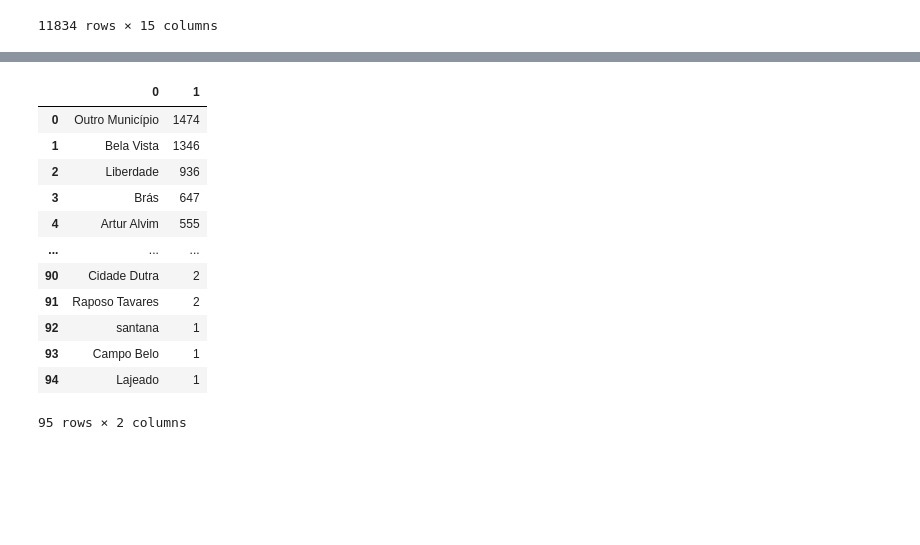
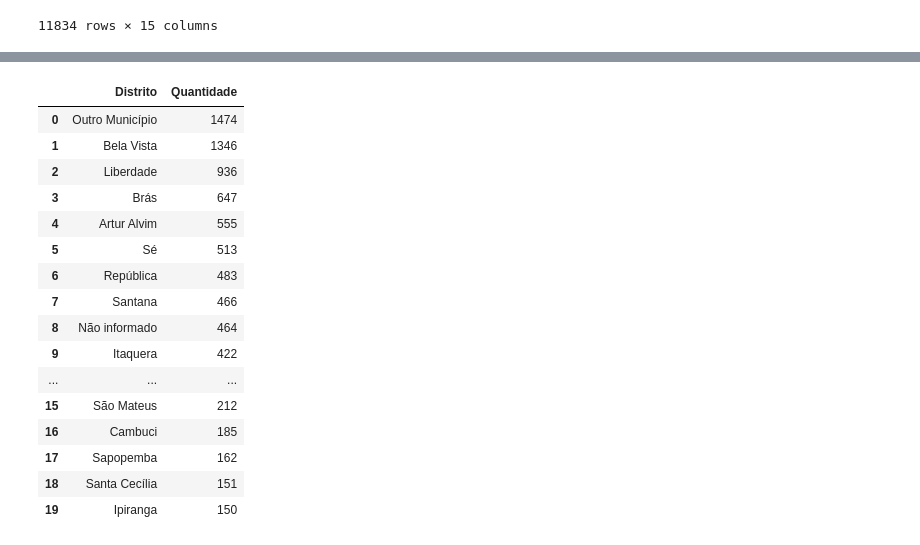
Before and after one commit to VictorHugo11/analise_imigrante, a Jupyter notebook: imigrantes.ipynb, the cells around one changed output, grey strips where cells are left out. Drawn from its saved outputs; the diff is of its cells as text; code cells hidden in the pictures; blank space fills up the shorter version.

```diff
--- a/imigrantes.ipynb
+++ b/imigrantes.ipynb
@@ -44,23 +46,27 @@ fx_etaria = []
 cor_raca = []
 distrito_moradia = []
 cidade_ingresso = []
+situacao_migratoria = []
 
-for elemento, contagem in tabela_original['pais_origem'].value_counts().items():
-    pais_origem.append((elemento, contagem))
+for elemento_pais_origem, contagem_pais_origem in tabela_original['pais_origem'].value_counts().items():
+    pais_origem.append((elemento_pais_origem, contagem_pais_origem))
 
-for elemento, contagem in tabela_original['sexo'].value_counts().items():
-    sexo.append((elemento, contagem))
+for elemento_sexo, contagem_sexo in tabela_original['sexo'].value_counts().items():
+    sexo.append((elemento_sexo, contagem_sexo))
 
-for elemento, contagem in tabela_original['fx_etaria'].value_counts().items():
-    fx_etaria.append((elemento, contagem))
+for elemento_fx_etaria, contagem_fx_etaria in tabela_original['fx_etaria'].value_counts().items():
+    fx_etaria.append((elemento_fx_etaria, contagem_fx_etaria))
 
-for elemento, contagem in tabela_original['cor_raca'].value_counts().items():
-    cor_raca.append((elemento, contagem))
+for elemento_cor_raca, contagem_cor_raca in tabela_original['cor_raca'].value_counts().items():
+    cor_raca.append((elemento_cor_raca, contagem_cor_raca))
 
-for elemento, contagem in tabela_original['cidade_ingresso'].value_counts().items():
-    cidade_ingresso.append((elemento, contagem))
+for elemento_distrito_moradia, contagem_distrito_moradia in tabela_original['distrito_moradia'].value_counts().items():
+    distrito_moradia.append((elemento_distrito_moradia, contagem_distrito_moradia))
 
-for elemento, contagem in tabela_original['distrito_moradia'].value_counts().items():
-    distrito_moradia.append((elemento, contagem))
+for elemento_cidade_ingresso, contagem_cidade_ingresso in tabela_original['cidade_ingresso'].value_counts().items():
+    cidade_ingresso.append((elemento_cidade_ingresso, contagem_cidade_ingresso))
+
+for elemento_situacao_migratoria, contagem_situacao_migratoria in tabela_original['situacao_migratoria'].value_counts().items():
+    situacao_migratoria.append((elemento_situacao_migratoria, contagem_situacao_migratoria))
 # %%
 df_pais_origem = pd.DataFrame(pais_origem, columns=['Pais', 'Quantidade'])
@@ -118,18 +219,22 @@ df_cor
 # %%
-df_distrito_moradia = pd.DataFrame(distrito_moradia)
-df_distrito_moradia
+df_distrito_moradia = pd.DataFrame(distrito_moradia, columns=['Distrito', 'Quantidade'])
+df_distrito_moradia.head(20)
 # %% [output]
-|  | 0 | 1 |
+|  | Distrito | Quantidade |
 | 0 | Outro Município | 1474 |
 | 1 | Bela Vista | 1346 |
 | 2 | Liberdade | 936 |
 | 3 | Brás | 647 |
 | 4 | Artur Alvim | 555 |
+| 5 | Sé | 513 |
+| 6 | República | 483 |
+| 7 | Santana | 466 |
+| 8 | Não informado | 464 |
+| 9 | Itaquera | 422 |
 | ... | ... | ... |
-| 90 | Cidade Dutra | 2 |
-| 91 | Raposo Tavares | 2 |
-| 92 | santana | 1 |
-| 93 | Campo Belo | 1 |
-| 94 | Lajeado | 1 |
+| 15 | São Mateus | 212 |
+| 16 | Cambuci | 185 |
+| 17 | Sapopemba | 162 |
+| 18 | Santa Cecília | 151 |
+| 19 | Ipiranga | 150 |
-95 rows × 2 columns
 # %%
```
Also changed, not shown: parts of 13 cells of this notebook.
